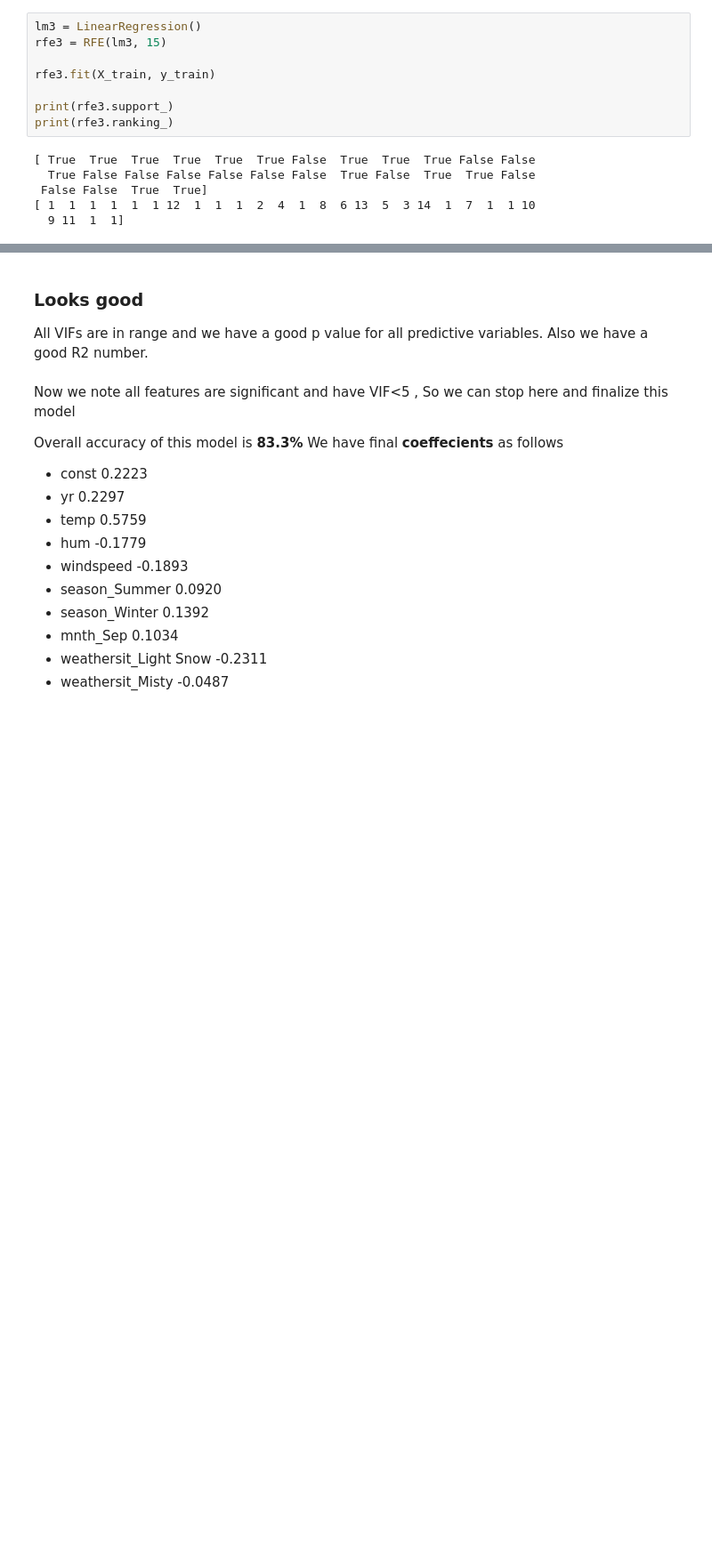
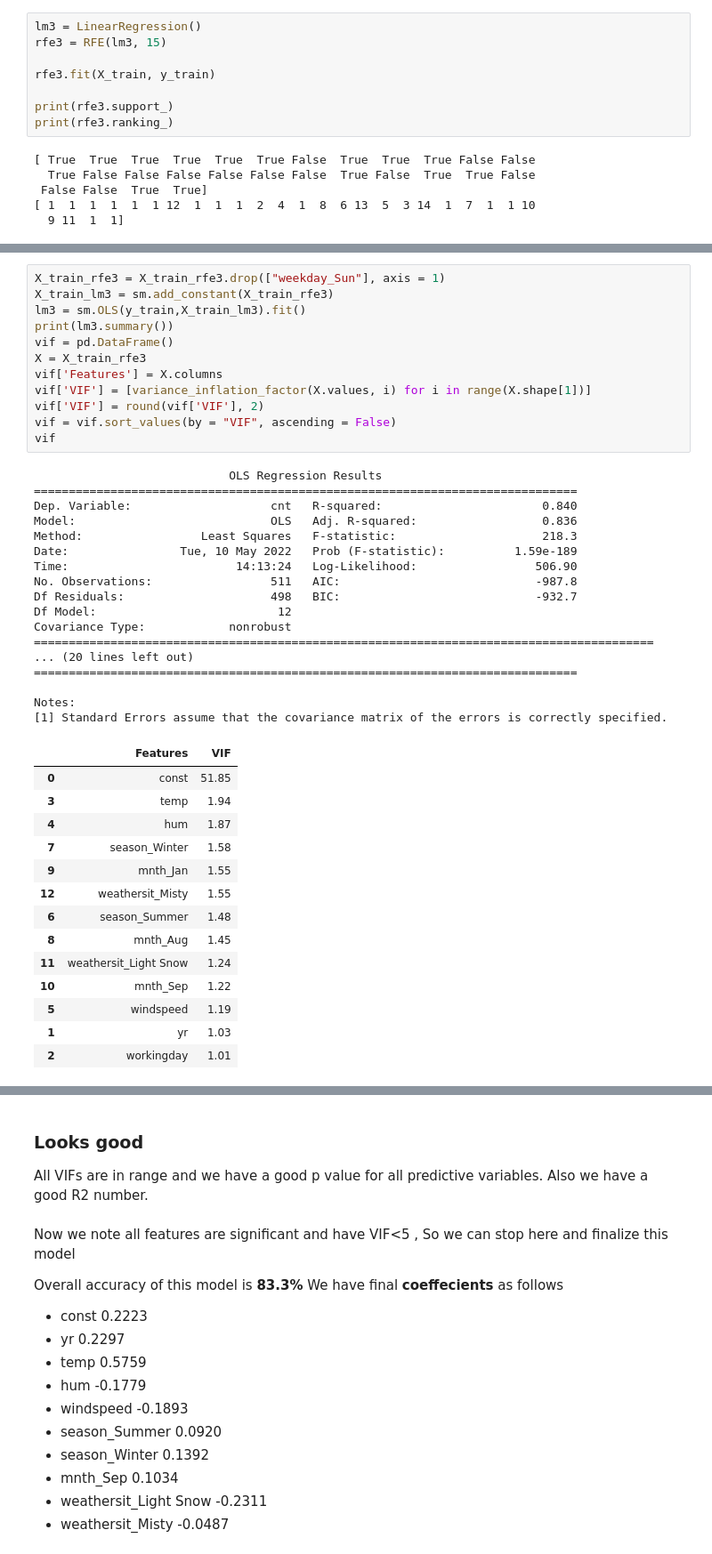
Before and after one commit to anuragpatel23/BikeSharingCaseStudy, a Jupyter notebook: Bike Sharing Assignment.ipynb, the cells around one changed output, grey strips where cells are left out. Shown at 89% size. Cells and saved outputs as stored; diff of their text form; blank space fills up the shorter version.

```diff
--- a/Bike Sharing Assignment.ipynb
+++ b/Bike Sharing Assignment.ipynb
@@ -699,0 +798,44 @@ Notes:
+# %%
+X_train_rfe3 = X_train_rfe3.drop(["weekday_Sun"], axis = 1)
+X_train_lm3 = sm.add_constant(X_train_rfe3)
+lm3 = sm.OLS(y_train,X_train_lm3).fit()
+print(lm3.summary())
+vif = pd.DataFrame()
+X = X_train_rfe3
+vif['Features'] = X.columns
+vif['VIF'] = [variance_inflation_factor(X.values, i) for i in range(X.shape[1])]
+vif['VIF'] = round(vif['VIF'], 2)
+vif = vif.sort_values(by = "VIF", ascending = False)
+vif
+# %% [output]
+                            OLS Regression Results
+==============================================================================
+Dep. Variable:                    cnt   R-squared:                       0.840
+Model:                            OLS   Adj. R-squared:                  0.836
+Method:                 Least Squares   F-statistic:                     218.3
+Date:                Tue, 10 May 2022   Prob (F-statistic):          1.59e-189
+Time:                        14:13:24   Log-Likelihood:                 506.90
+No. Observations:                 511   AIC:                            -987.8
+Df Residuals:                     498   BIC:                            -932.7
+Df Model:                          12
+Covariance Type:            nonrobust
+=========================================================================================
+... (20 lines left out)
+==============================================================================
+
+Notes:
+[1] Standard Errors assume that the covariance matrix of the errors is correctly specified.
+|  | Features | VIF |
+| 0 | const | 51.85 |
+| 3 | temp | 1.94 |
+| 4 | hum | 1.87 |
+| 7 | season_Winter | 1.58 |
+| 9 | mnth_Jan | 1.55 |
+| 12 | weathersit_Misty | 1.55 |
+| 6 | season_Summer | 1.48 |
+| 8 | mnth_Aug | 1.45 |
+| 11 | weathersit_Light Snow | 1.24 |
+| 10 | mnth_Sep | 1.22 |
+| 5 | windspeed | 1.19 |
+| 1 | yr | 1.03 |
+| 2 | workingday | 1.01 |
```
Also changed, not shown: parts of 12 cells of this notebook, 1 other file.
